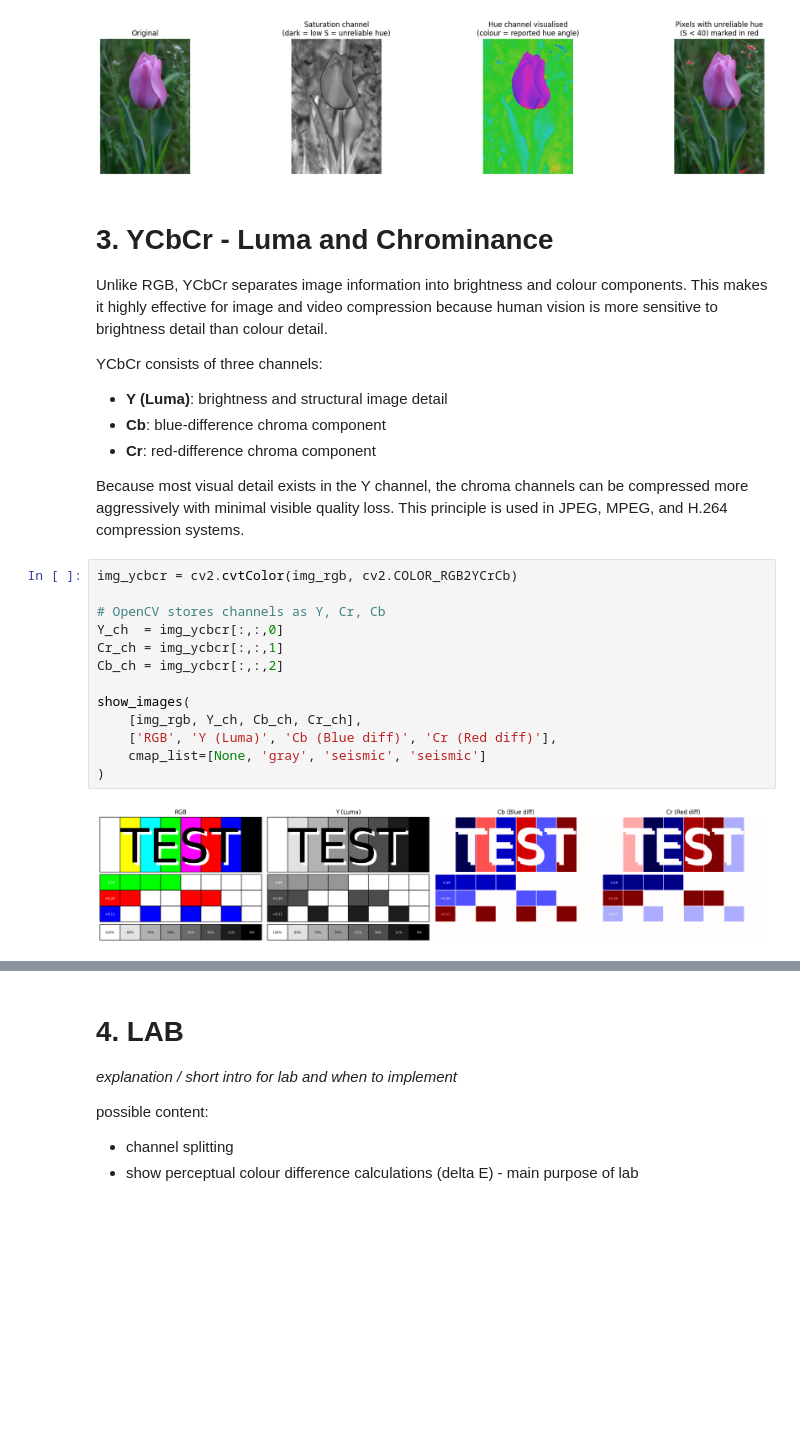
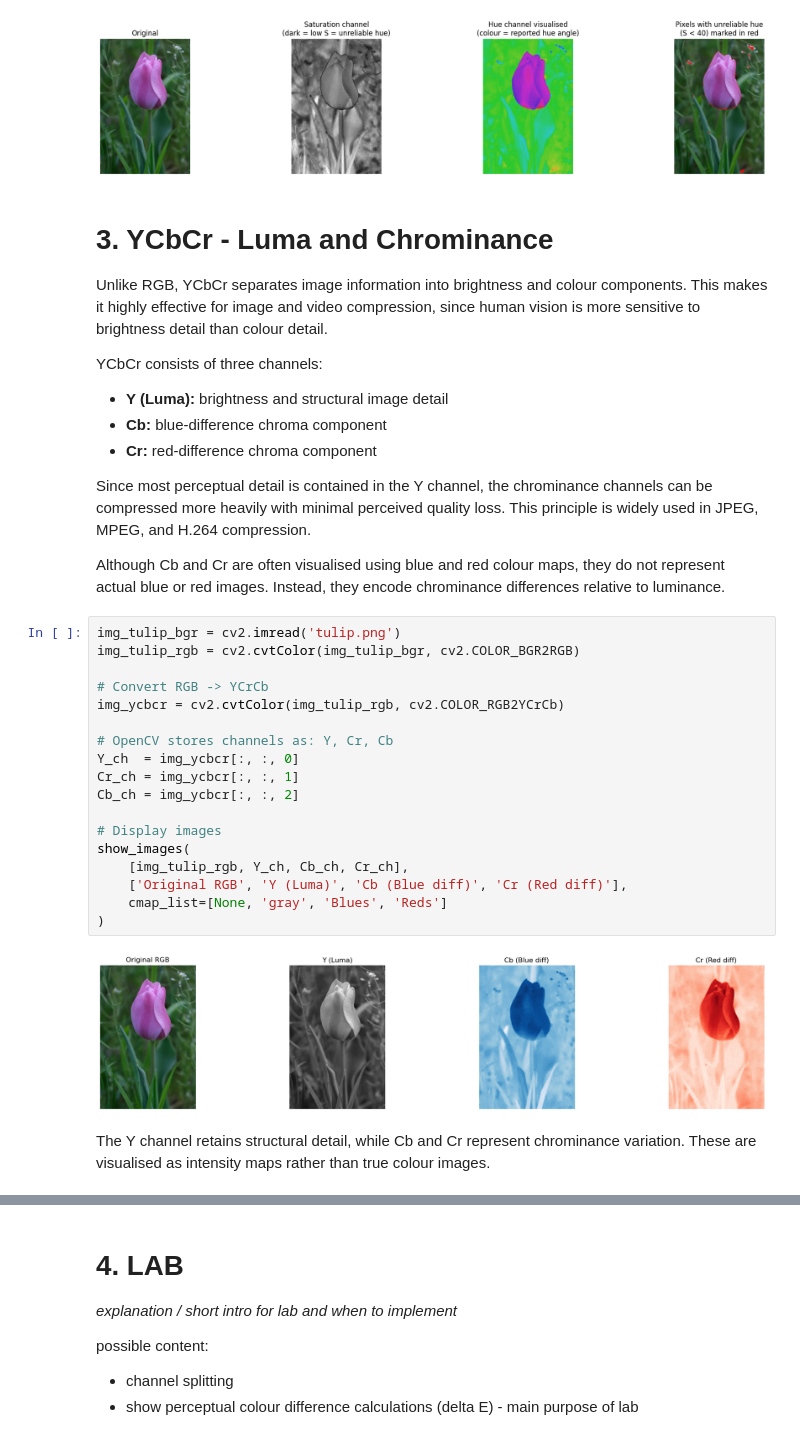
Before and after one commit to romeybajada/cv_colour_models, a Jupyter notebook: walkthrough.ipynb, the cells around one changed output, grey strips where cells are left out. Drawn from its saved outputs; the diff is of its cells as text; blank space fills up the shorter version.

```diff
--- a/walkthrough.ipynb
+++ b/walkthrough.ipynb
@@ -237,34 +237,39 @@ show_images(
 # %% [markdown]
 # 3. YCbCr - Luma and Chrominance
 
-Unlike RGB, YCbCr separates image information into brightness and colour components.
-This makes it highly effective for image and video compression because human vision is
-more sensitive to brightness detail than colour detail.
+Unlike RGB, YCbCr separates image information into brightness and colour components. This makes it highly effective for image and video compression, since human vision is more sensitive to brightness detail than colour detail.
 
 YCbCr consists of three channels:
 
-- **Y (Luma)**: brightness and structural image detail
-- **Cb**: blue-difference chroma component
-- **Cr**: red-difference chroma component
+- **Y (Luma):** brightness and structural image detail
+- **Cb:** blue-difference chroma component
+- **Cr:** red-difference chroma component
 
-Because most visual detail exists in the Y channel, the chroma channels can be compressed
-more aggressively with minimal visible quality loss. This principle is used in JPEG, MPEG,
-and H.264 compression systems.
+Since most perceptual detail is contained in the Y channel, the chrominance channels can be compressed more heavily with minimal perceived quality loss. This principle is widely used in JPEG, MPEG, and H.264 compression.
+
+Although Cb and Cr are often visualised using blue and red colour maps, they do not represent actual blue or red images. Instead, they encode chrominance differences relative to luminance.
 # %%
-img_ycbcr = cv2.cvtColor(img_rgb, cv2.COLOR_RGB2YCrCb)
+img_tulip_bgr = cv2.imread('tulip.png')
+img_tulip_rgb = cv2.cvtColor(img_tulip_bgr, cv2.COLOR_BGR2RGB)
 
-# OpenCV stores channels as Y, Cr, Cb
-Y_ch  = img_ycbcr[:,:,0]
-Cr_ch = img_ycbcr[:,:,1]
-Cb_ch = img_ycbcr[:,:,2]
+# Convert RGB -> YCrCb
+img_ycbcr = cv2.cvtColor(img_tulip_rgb, cv2.COLOR_RGB2YCrCb)
 
+# OpenCV stores channels as: Y, Cr, Cb
+Y_ch  = img_ycbcr[:, :, 0]
+Cr_ch = img_ycbcr[:, :, 1]
+Cb_ch = img_ycbcr[:, :, 2]
+
+# Display images
 show_images(
-    [img_rgb, Y_ch, Cb_ch, Cr_ch],
-    ['RGB', 'Y (Luma)', 'Cb (Blue diff)', 'Cr (Red diff)'],
-    cmap_list=[None, 'gray', 'seismic', 'seismic']
+    [img_tulip_rgb, Y_ch, Cb_ch, Cr_ch],
+    ['Original RGB', 'Y (Luma)', 'Cb (Blue diff)', 'Cr (Red diff)'],
+    cmap_list=[None, 'gray', 'Blues', 'Reds']
 )
 # %% [output]
-[figure, old version]
+[figure, new version]
+# %% [markdown]
+The Y channel retains structural detail, while Cb and Cr represent chrominance variation. These are visualised as intensity maps rather than true colour images.
 # %% [markdown]
 ## Chroma Subsampling
 
```
Also changed, not shown: parts of 8 cells of this notebook.
